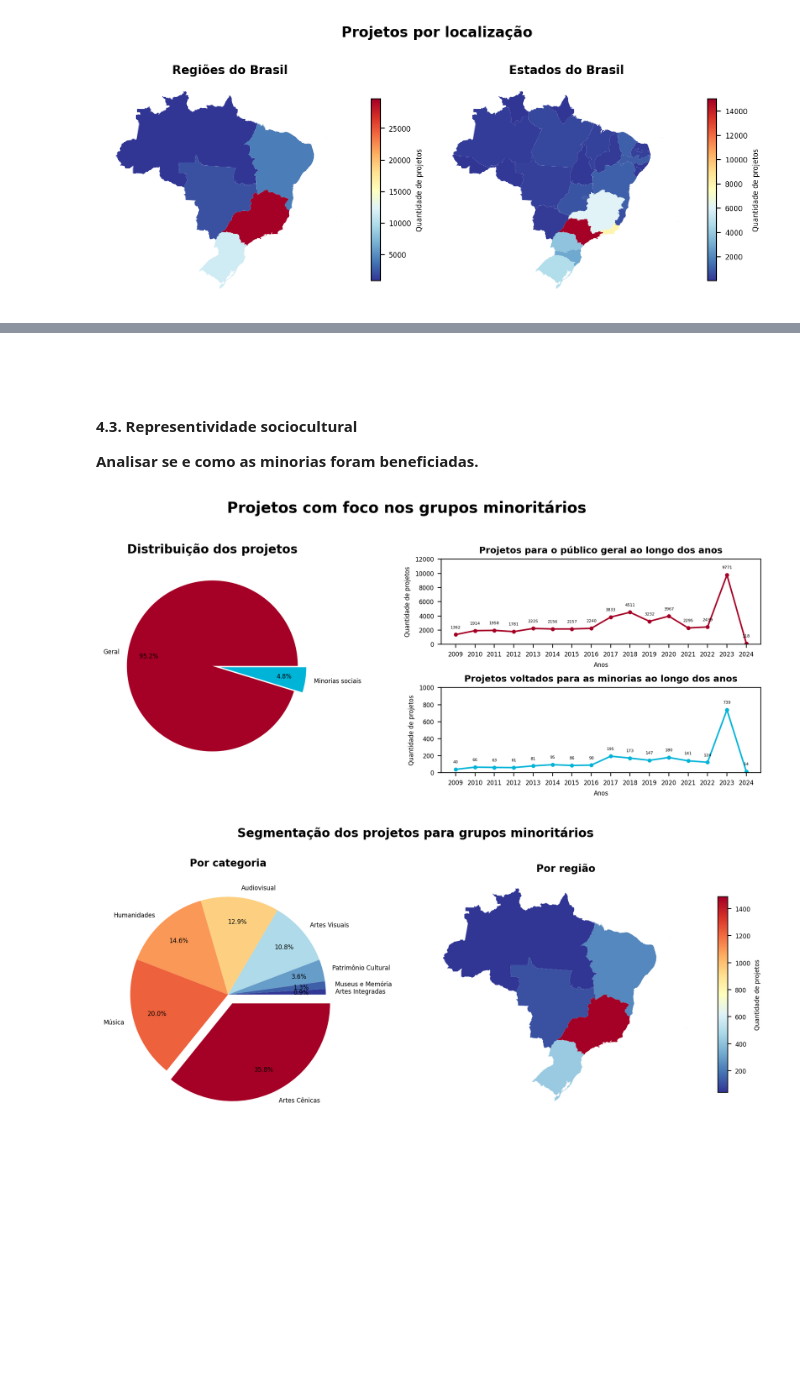
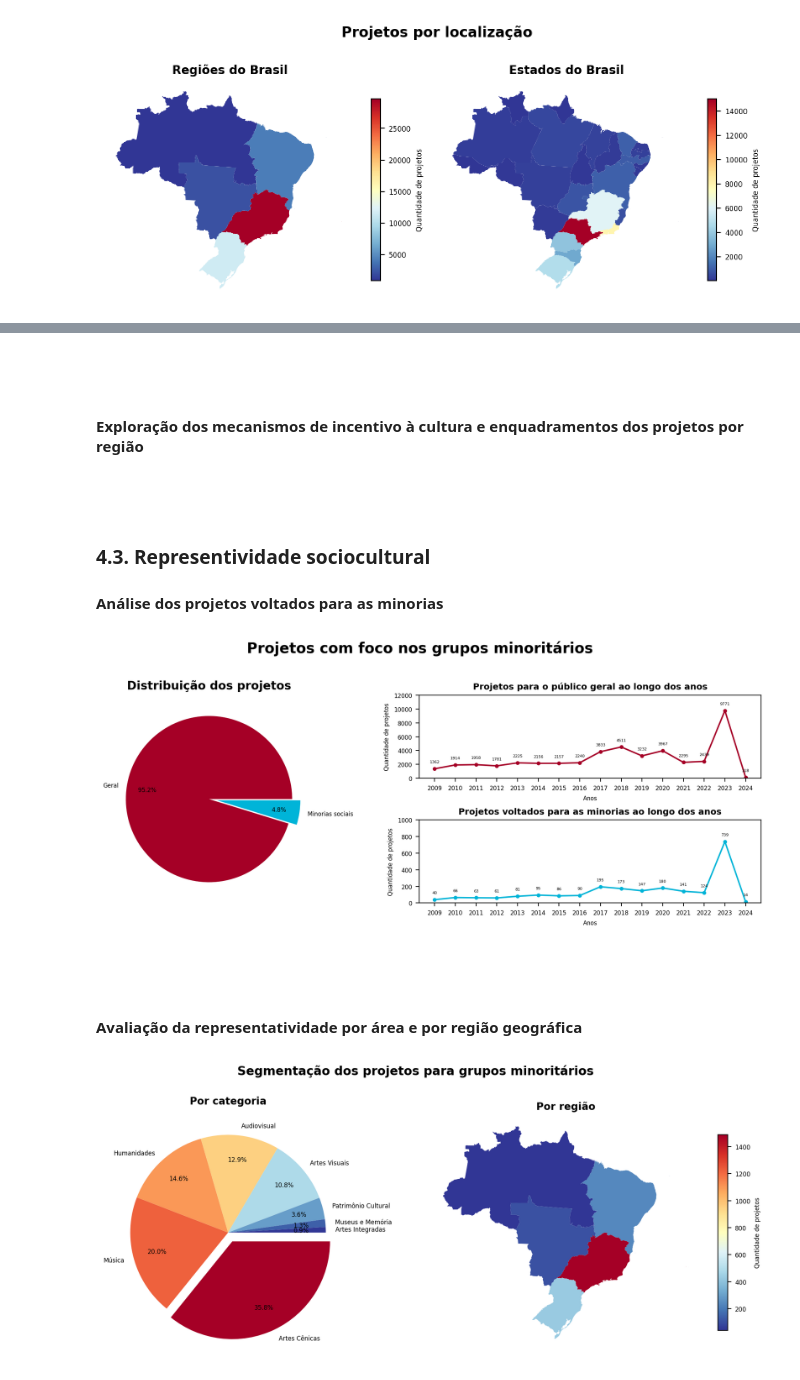
Before and after one commit to lorenaaxbastos/santander-coders-projects, a Jupyter notebook: Unit 2 - Programming Techniques I (PY)/Projeto EDA - Análise do Dataset da Lei Rouanet.ipynb, the cells around one changed output, grey strips where cells are left out. Saved outputs shown, nothing was run; the diff lists cells and outputs as text; code cells hidden in the pictures; blank space fills up the shorter version.

```diff
--- a/Unit 2 - Programming Techniques I (PY)/Projeto EDA - Análise do Dataset da Lei Rouanet.ipynb
+++ b/Unit 2 - Programming Techniques I (PY)/Projeto EDA - Análise do Dataset da Lei Rouanet.ipynb
@@ -947,9 +949,13 @@ plt.show()
+# %% [markdown]
+#####
+# %% [markdown]
+#### Exploração dos mecanismos de incentivo à cultura e enquadramentos dos projetos por região
 # %% [markdown]
 ####
 # %% [markdown]
-#### 4.3. Representividade sociocultural
+### 4.3. Representividade sociocultural
 
-**Analisar se e como as minorias foram beneficiadas.**
+#### Análise dos projetos voltados para as minorias
 # %%
 projetos_minorias = df_projetos["voltado_para_minorias"].value_counts()
 
@@ -962,7 +968,7 @@ plt.rcParams.update({"font.size": 6})
 cores = ["#A50026", "#00b4d8"]
 separacao_fatia = (0, 0.1)
 
-fig, axs = plt.subplot_mosaic([['a)', 'b)'], ['a)', 'c)']], layout='constrained', figsize=(10, 4), dpi=200)
+fig, axs = plt.subplot_mosaic([['a)', 'b)'], ['a)', 'c)']], layout='constrained', figsize=(10, 4), dpi=200, gridspec_kw={'width_ratios': [3, 4]})
 
 
 def rotulos_pontos(arr_index, arr, ax):
@@ -1011,34 +1017,38 @@ for i, (_, ax) in enumerate(axs.items(), 1):
         ax.set_ylim(0, 12000)
 
     else:
         ax.plot(
             rotulos_anos_minorias,
             valores_anos_minorias,
             color=cores[1],
             marker='o',
             markersize=3
         )
 
         rotulos_pontos(rotulos_anos_minorias, valores_anos_minorias, ax)
 
         ax.set_title("Projetos voltados para as minorias ao longo dos anos", fontsize=9, fontweight=600)
 
         ax.set_xlabel("Anos")
         ax.set_ylabel("Quantidade de projetos")
 
         ax.set_xticks(rotulos_anos_minorias)
 
         ax.set_ylim(0, 1000)
 
 
 
 plt.suptitle("Projetos com foco nos grupos minoritários", fontsize=15, fontweight=1000, y=1.05)
 
 plt.tight_layout()
 plt.savefig(path.abspath("charts/projetos_por_representatividade01.png"), bbox_inches="tight")
 plt.show()
 # %% [output]
-[figure, old version]
+[figure, new version]
+# %% [markdown]
+#####
+# %% [markdown]
+#### Avaliação da representatividade por área e por região geográfica
 # %%
 minorias_por_area = df_projetos[df_projetos["voltado_para_minorias"] == True]["area"].value_counts().sort_values(ascending=False)
 minorias_por_regiao = df_projetos[df_projetos["voltado_para_minorias"] == True]["regiao"].value_counts().rename("qtd_projetos")
```
Also changed, not shown: parts of 27 cells of this notebook.
